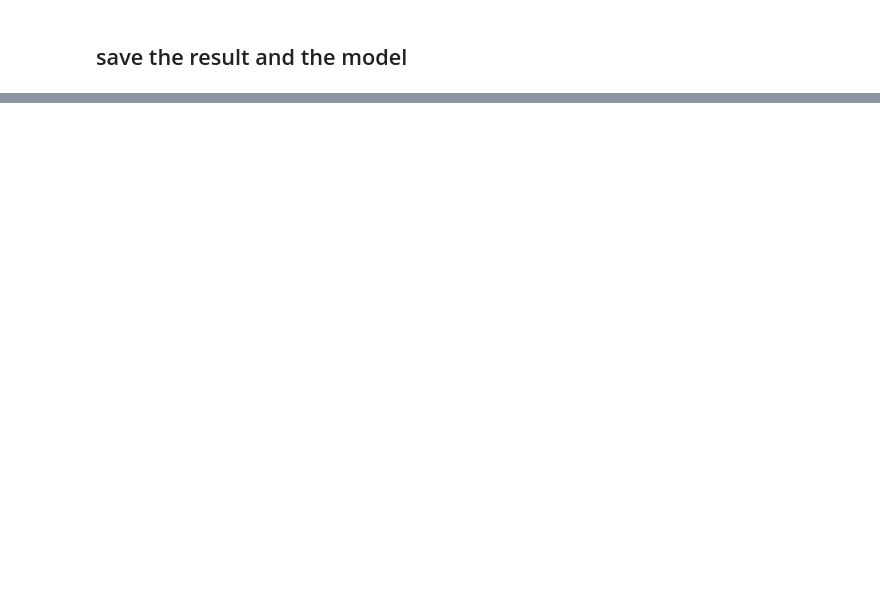
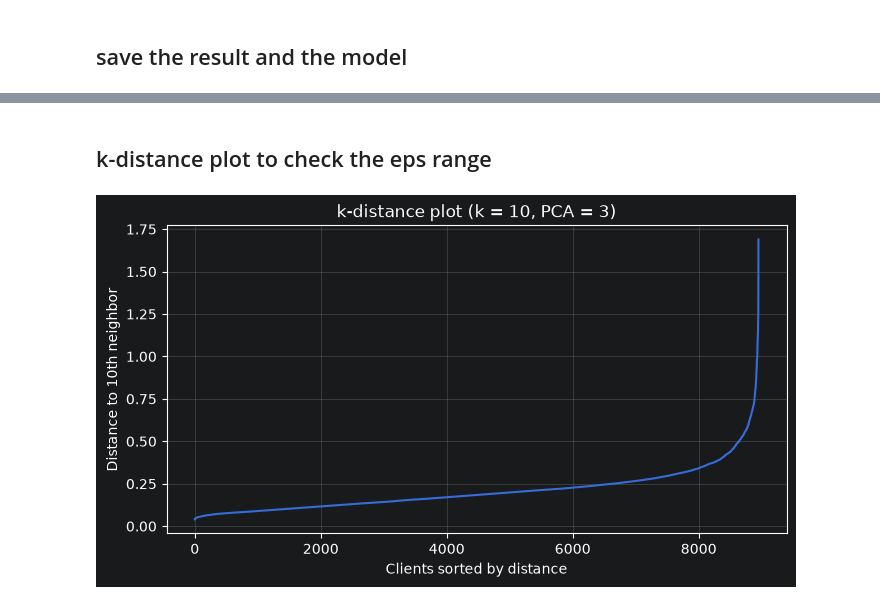
Before and after one commit to oelaimar/CardProfiler, a Jupyter notebook: notebooks/03_clustering.ipynb, the cells around one changed output, grey strips where cells are left out. Saved outputs shown, nothing was run; the diff lists cells and outputs as text; code cells hidden in the pictures; blank space fills up the shorter version.

```diff
--- a/notebooks/03_clustering.ipynb
+++ b/notebooks/03_clustering.ipynb
@@ -175,0 +181,18 @@ save_model({"pca": pca_kmeans, "kmeans": kmeans}, "kmeans_clustering.joblib")
+# %% [markdown]
+## k-distance plot to check the eps range
+# %%
+df_pca3, _ = apply_pca(df_prepare_clustering, 3)
+MIN_SAMPLES = 10
+
+distances, _ = NearestNeighbors(n_neighbors=MIN_SAMPLES).fit(df_pca3).kneighbors(df_pca3)
+k_dist = np.sort(distances[:, -1])
+
+plt.figure(figsize=(8, 4))
+plt.plot(k_dist)
+plt.title(f"k-distance plot (k = {MIN_SAMPLES}, PCA = 3)")
+plt.xlabel("Clients sorted by distance")
+plt.ylabel(f"Distance to {MIN_SAMPLES}th neighbor")
+plt.grid(alpha=0.3)
+plt.show()
+# %% [output]
+[figure, added]
```
Also changed, not shown: parts of 6 cells of this notebook, 1 other file.
